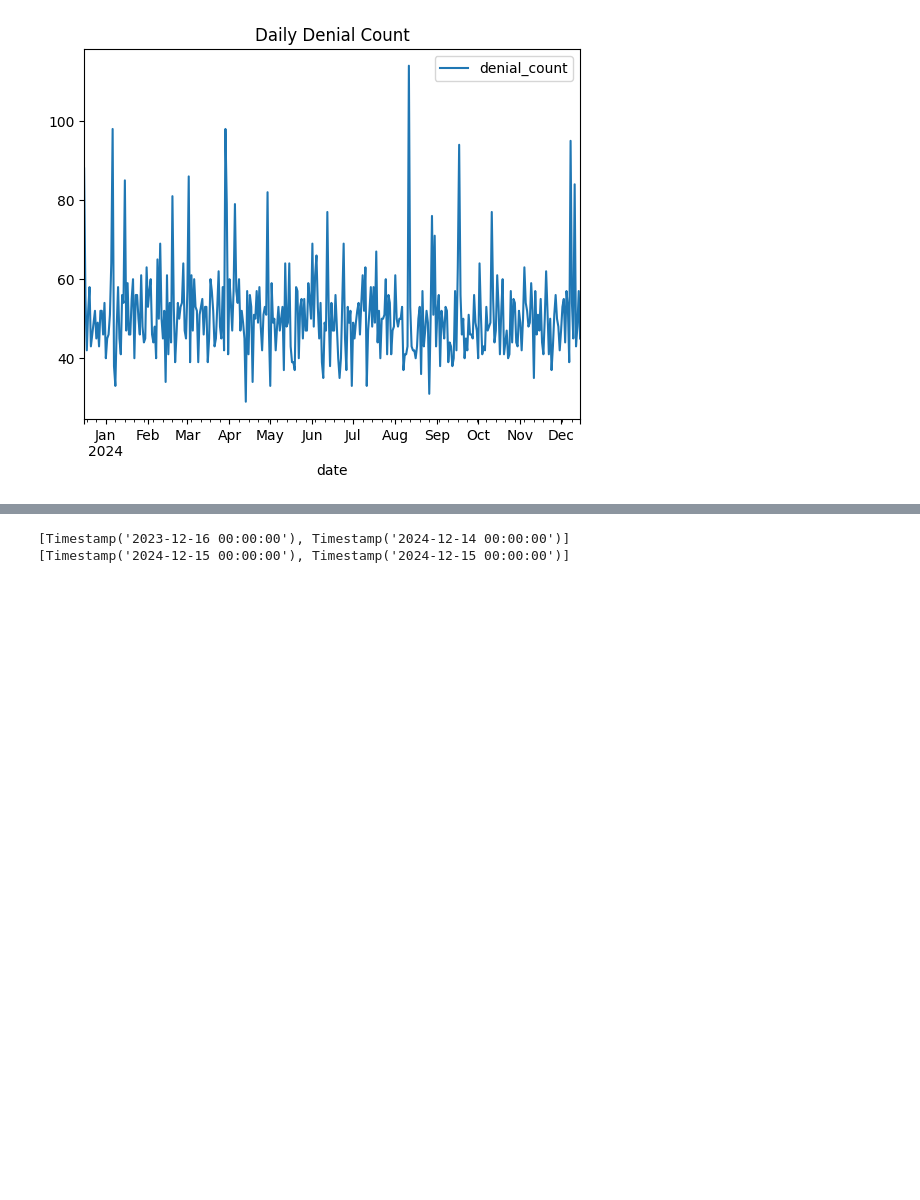
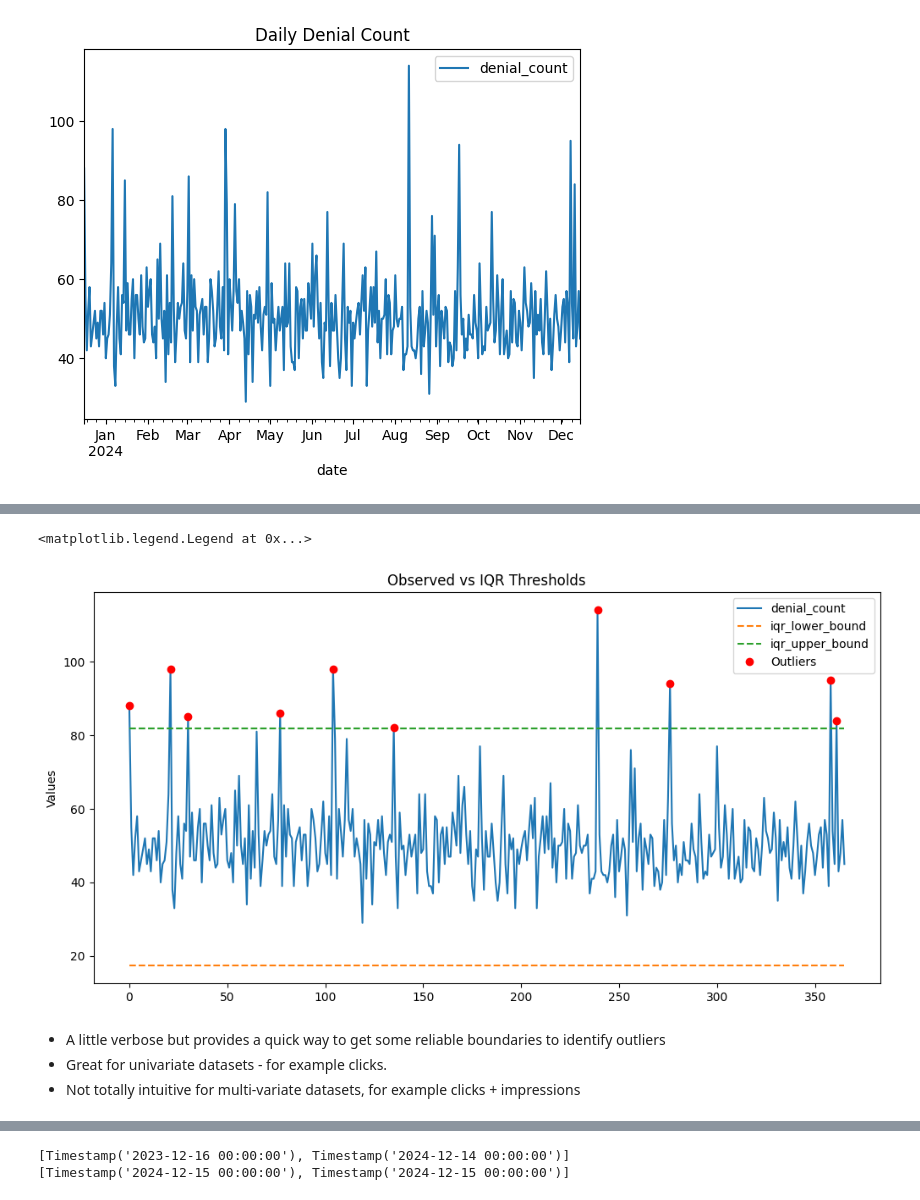
Before and after one commit to destefanoadonis/example-causal-impact-notebook, a Jupyter notebook: variable-thresholds.ipynb, the cells around one changed output, grey strips where cells are left out. Drawn from its saved outputs; the diff is of its cells as text; code cells hidden in the pictures; blank space fills up the shorter version.

```diff
--- a/variable-thresholds.ipynb
+++ b/variable-thresholds.ipynb
@@ -217,0 +246,29 @@ Upper Bound: 38.875
+# %%
+iqr_example__daily_metrics_df["is_outlier"] = (
+    (iqr_example__daily_metrics_df["denial_count"] < LOWER_BOUND) |
+    (iqr_example__daily_metrics_df["denial_count"] > UPPER_BOUND)
+)
+# %%
+ax = iqr_example__daily_metrics_df.plot(
+    y=["denial_count", "iqr_lower_bound", "iqr_upper_bound"],
+    style=["-", "--", "--"],
+    figsize=(12, 6),
+    title="Observed vs IQR Thresholds",
+    ylabel="Values"
+)
+
+iqr_example__daily_metrics_df[iqr_example__daily_metrics_df["is_outlier"]]["denial_count"].plot(
+    ax=ax,
+    style="ro",
+    label="Outliers",
+    markersize=6
+)
+
+ax.legend()
+# %% [output]
+<matplotlib.legend.Legend at 0x...>
+[figure, added]
+# %% [markdown]
+- A little verbose but provides a quick way to get some reliable boundaries to identify outliers
+- Great for univariate datasets - for example clicks.
+- Not totally intuitive for multi-variate datasets, for example clicks + impressions
```
Also changed, not shown: parts of 21 cells of this notebook.
